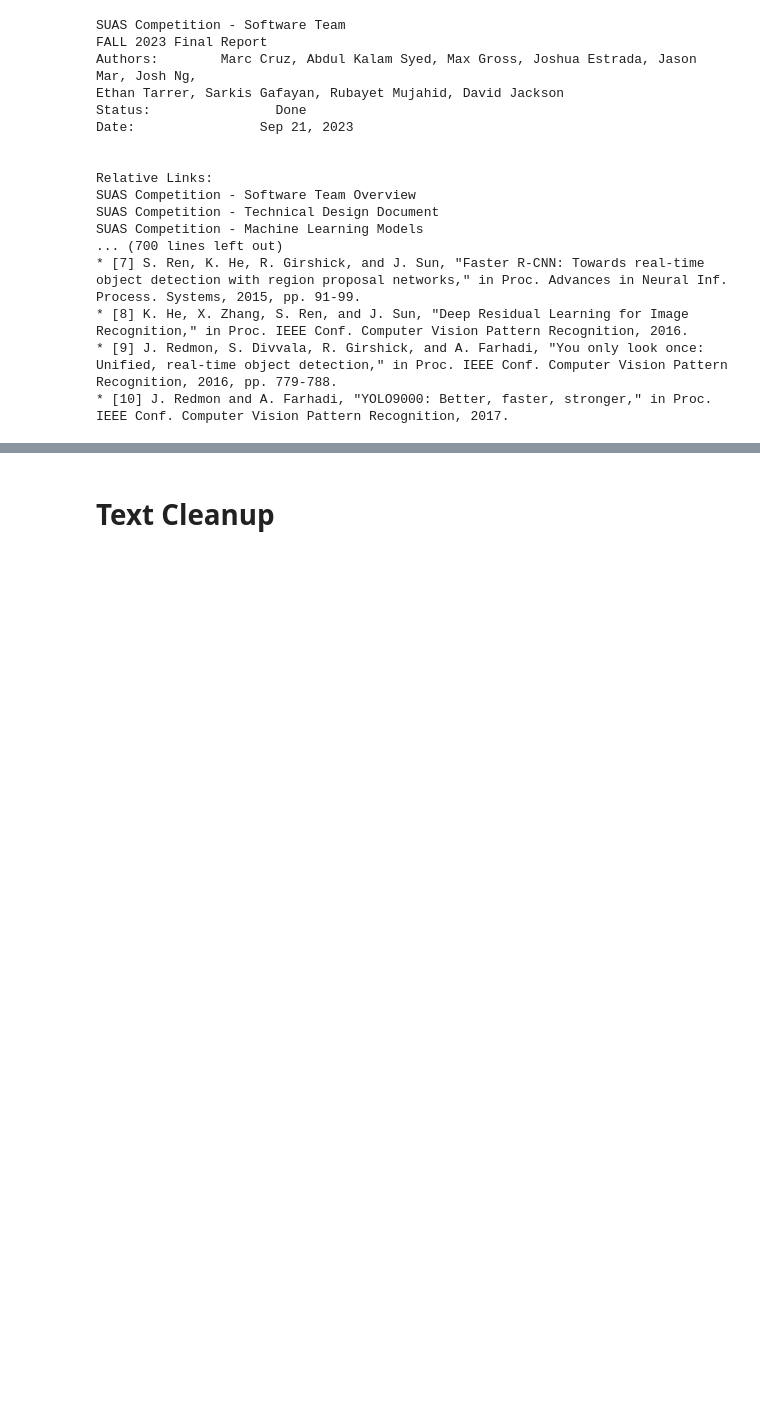
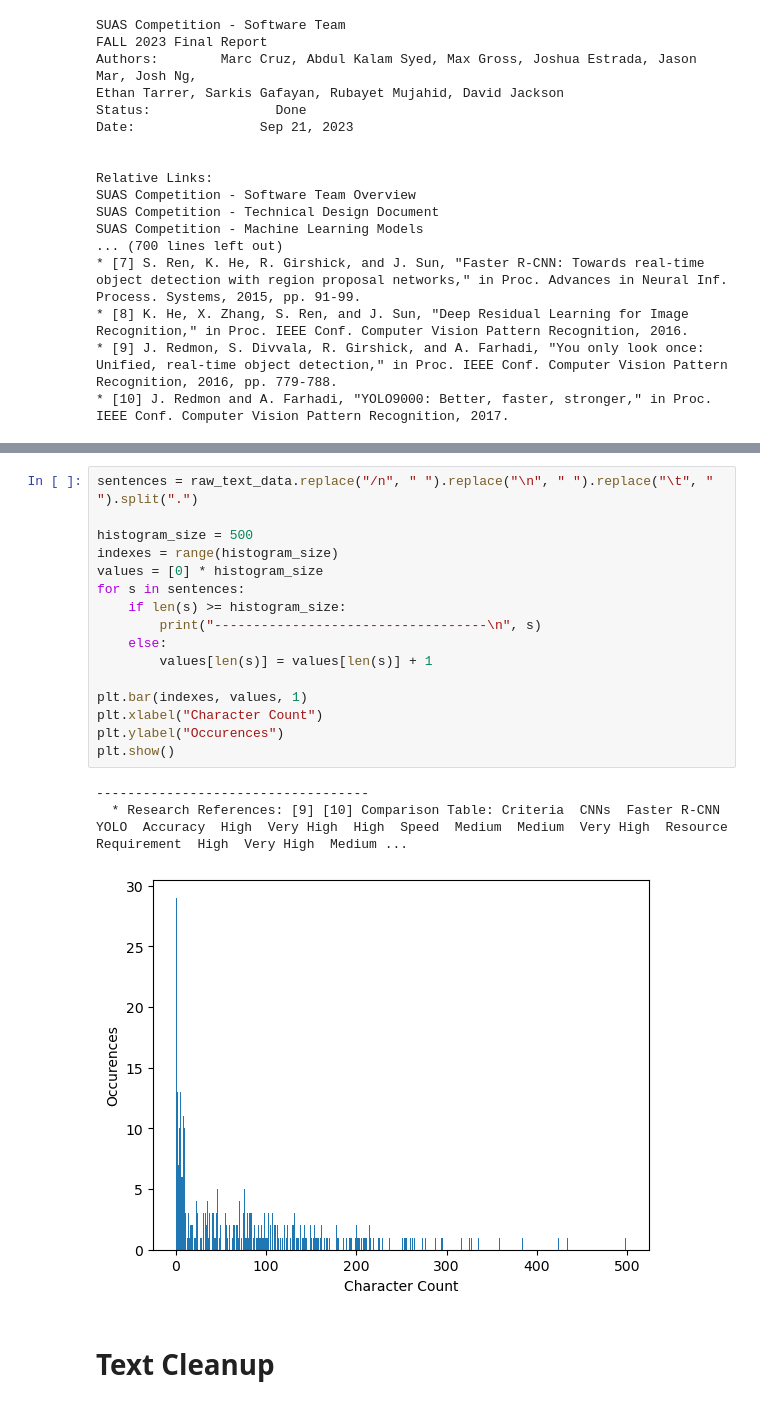
Before and after one commit to MarcCruzs/Archive-Reader, a Jupyter notebook: proprocessing.ipynb, the cells around one changed output, grey strips where cells are left out. Saved outputs shown, nothing was run; the diff lists cells and outputs as text; blank space fills up the shorter version.

```diff
--- a/proprocessing.ipynb
+++ b/proprocessing.ipynb
@@ -73,3 +94,23 @@ SUAS Competition - Machine Learning Models
+# %%
+sentences = raw_text_data.replace("/n", " ").replace("\n", " ").replace("\t", " ").split(".")
+
+histogram_size = 500
+indexes = range(histogram_size)
+values = [0] * histogram_size
+for s in sentences:
+    if len(s) >= histogram_size:
+        print("-----------------------------------\n", s)
+    else:
+        values[len(s)] = values[len(s)] + 1
+
+plt.bar(indexes, values, 1)
+plt.xlabel("Character Count")
+plt.ylabel("Occurences")
+plt.show()
+# %% [output]
+-----------------------------------
+  * Research References: [9] [10] Comparison Table: Criteria  CNNs  Faster R-CNN  YOLO  Accuracy  High  Very High  High  Speed  Medium  Medium  Very High  Resource Requirement  High  Very High  Medium ...
+[figure, added]
 # %% [markdown]
 # Text Cleanup
 # %%
```
Also changed, not shown: parts of 2 cells of this notebook.
